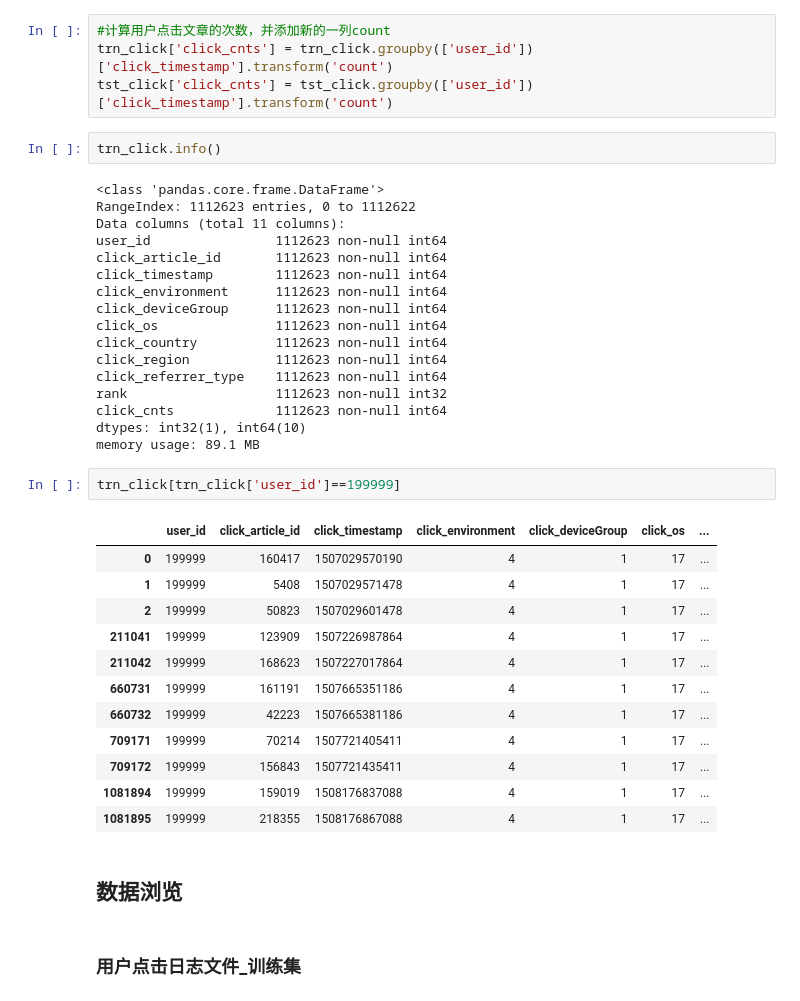
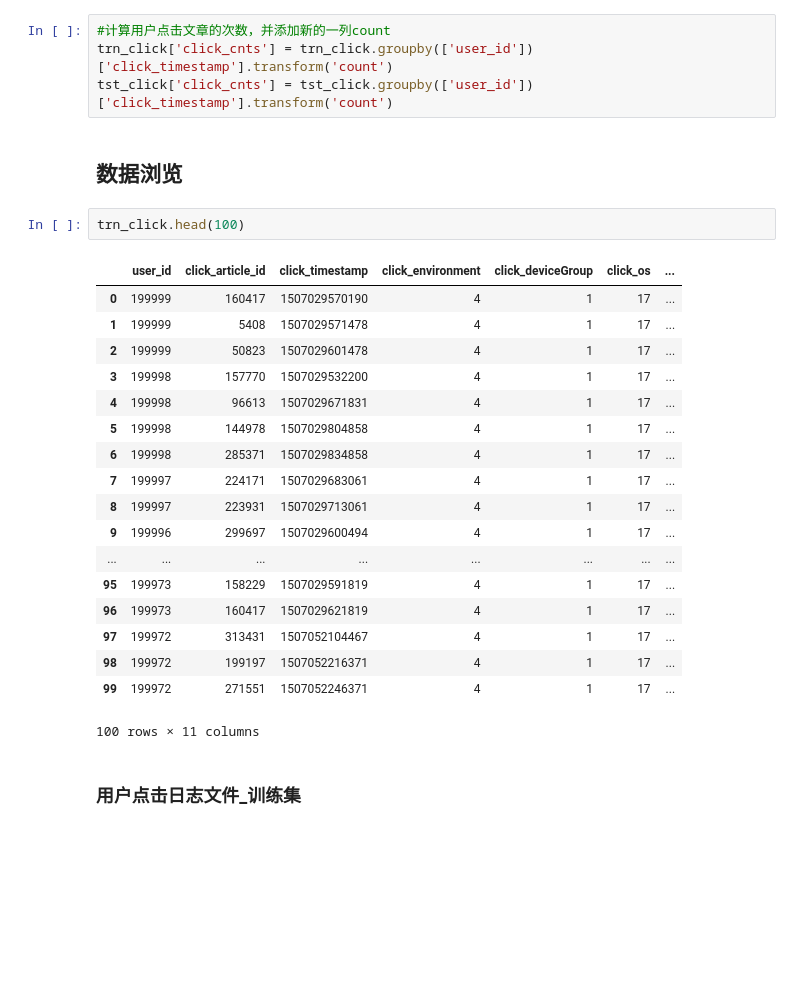
Before and after one commit to alyzleafbell/team-learning-rs, a Jupyter notebook: RecommandNews/数据分析.ipynb, the cells around one changed output. Saved outputs shown, nothing was run; the diff lists cells and outputs as text; blank space fills up the shorter version.

```diff
--- a/RecommandNews/数据分析.ipynb
+++ b/RecommandNews/数据分析.ipynb
@@ -69,42 +88,29 @@ tst_click['rank'] = tst_click.groupby(['user_id'])['click_timestamp'].rank(ascen
 #计算用户点击文章的次数，并添加新的一列count
 trn_click['click_cnts'] = trn_click.groupby(['user_id'])['click_timestamp'].transform('count')
 tst_click['click_cnts'] = tst_click.groupby(['user_id'])['click_timestamp'].transform('count')
-# %%
-trn_click.info()
-# %% [output]
-<class 'pandas.core.frame.DataFrame'>
-RangeIndex: 1112623 entries, 0 to 1112622
-Data columns (total 11 columns):
-user_id                1112623 non-null int64
-click_article_id       1112623 non-null int64
-click_timestamp        1112623 non-null int64
-click_environment      1112623 non-null int64
-click_deviceGroup      1112623 non-null int64
-click_os               1112623 non-null int64
-click_country          1112623 non-null int64
-click_region           1112623 non-null int64
-click_referrer_type    1112623 non-null int64
-rank                   1112623 non-null int32
-click_cnts             1112623 non-null int64
-dtypes: int32(1), int64(10)
-memory usage: 89.1 MB
-# %%
-trn_click[trn_click['user_id']==199999]
-# %% [output]
-|  | user_id | click_article_id | click_timestamp | click_environment | click_deviceGroup | click_os | ... |
-| 0 | 199999 | 160417 | 1507029570190 | 4 | 1 | 17 | ... |
-| 1 | 199999 | 5408 | 1507029571478 | 4 | 1 | 17 | ... |
-| 2 | 199999 | 50823 | 1507029601478 | 4 | 1 | 17 | ... |
-| 211041 | 199999 | 123909 | 1507226987864 | 4 | 1 | 17 | ... |
-| 211042 | 199999 | 168623 | 1507227017864 | 4 | 1 | 17 | ... |
-| 660731 | 199999 | 161191 | 1507665351186 | 4 | 1 | 17 | ... |
-| 660732 | 199999 | 42223 | 1507665381186 | 4 | 1 | 17 | ... |
-| 709171 | 199999 | 70214 | 1507721405411 | 4 | 1 | 17 | ... |
-| 709172 | 199999 | 156843 | 1507721435411 | 4 | 1 | 17 | ... |
-| 1081894 | 199999 | 159019 | 1508176837088 | 4 | 1 | 17 | ... |
-| 1081895 | 199999 | 218355 | 1508176867088 | 4 | 1 | 17 | ... |
 # %% [markdown]
 ## 数据浏览
+# %%
+trn_click.head(100)
+# %% [output]
+|  | user_id | click_article_id | click_timestamp | click_environment | click_deviceGroup | click_os | ... |
+| 0 | 199999 | 160417 | 1507029570190 | 4 | 1 | 17 | ... |
+| 1 | 199999 | 5408 | 1507029571478 | 4 | 1 | 17 | ... |
+| 2 | 199999 | 50823 | 1507029601478 | 4 | 1 | 17 | ... |
+| 3 | 199998 | 157770 | 1507029532200 | 4 | 1 | 17 | ... |
+| 4 | 199998 | 96613 | 1507029671831 | 4 | 1 | 17 | ... |
+| 5 | 199998 | 144978 | 1507029804858 | 4 | 1 | 17 | ... |
+| 6 | 199998 | 285371 | 1507029834858 | 4 | 1 | 17 | ... |
+| 7 | 199997 | 224171 | 1507029683061 | 4 | 1 | 17 | ... |
+| 8 | 199997 | 223931 | 1507029713061 | 4 | 1 | 17 | ... |
+| 9 | 199996 | 299697 | 1507029600494 | 4 | 1 | 17 | ... |
+| ... | ... | ... | ... | ... | ... | ... | ... |
+| 95 | 199973 | 158229 | 1507029591819 | 4 | 1 | 17 | ... |
+| 96 | 199973 | 160417 | 1507029621819 | 4 | 1 | 17 | ... |
+| 97 | 199972 | 313431 | 1507052104467 | 4 | 1 | 17 | ... |
+| 98 | 199972 | 199197 | 1507052216371 | 4 | 1 | 17 | ... |
+| 99 | 199972 | 271551 | 1507052246371 | 4 | 1 | 17 | ... |
+100 rows × 11 columns
 # %% [markdown]
 ### 用户点击日志文件_训练集
 # %%
```
Also changed, not shown: parts of 12 cells of this notebook.
